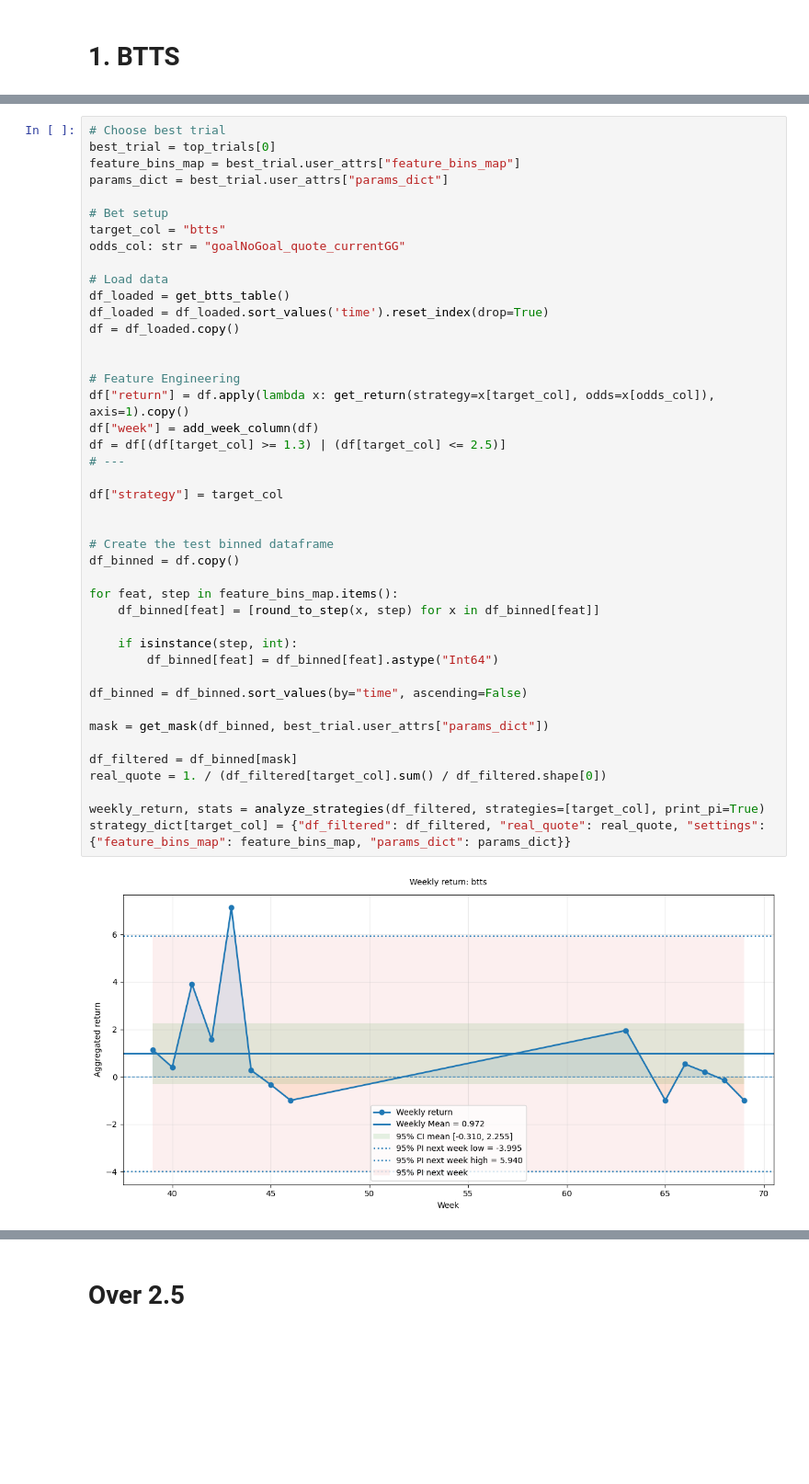
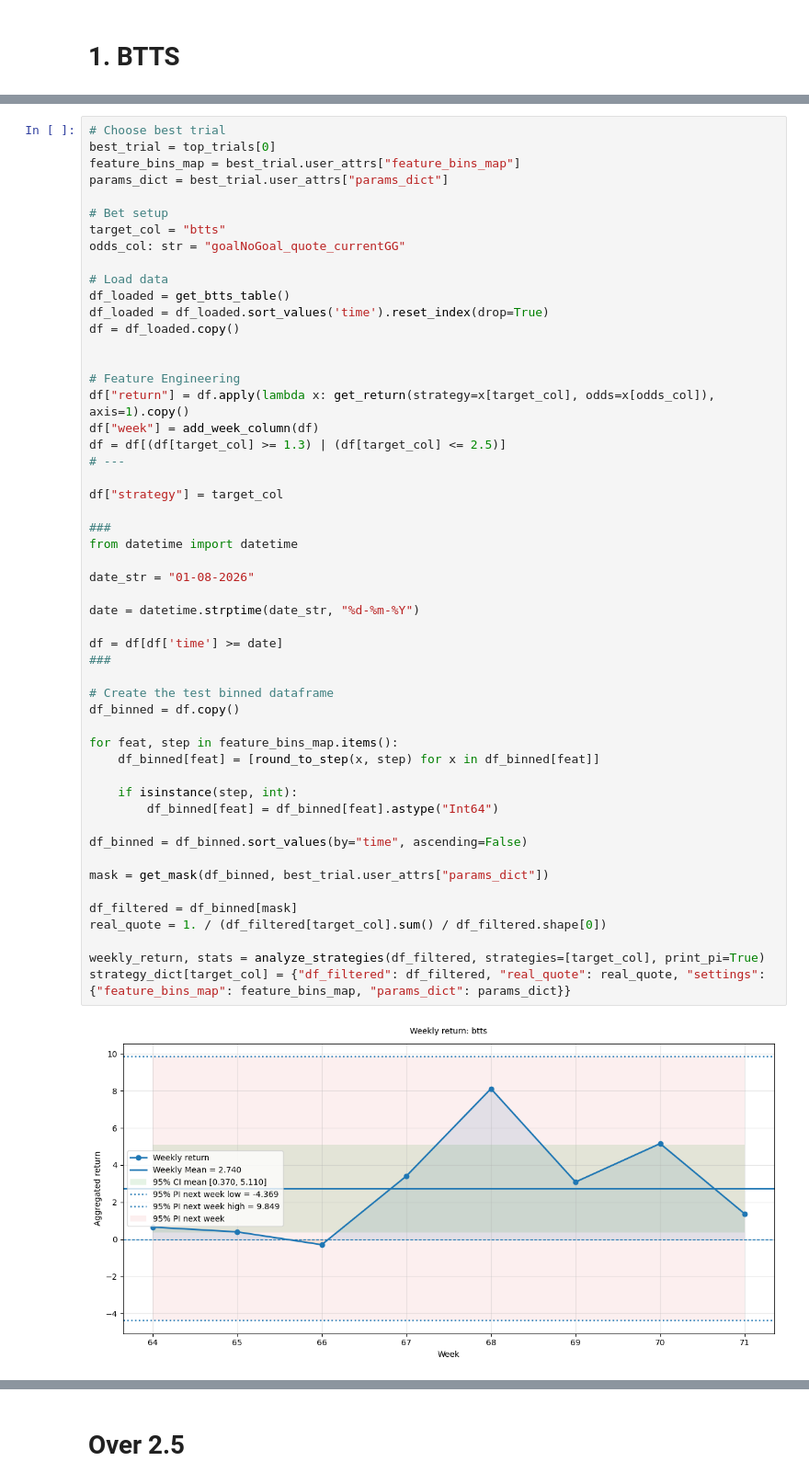
Before and after one commit to NickOLeeney/bet-master-analytics, a Jupyter notebook: src/strategies/optuna_model_analysis.ipynb, the cells around one changed output, grey strips where cells are left out. Shown at 92% size. Drawn from its saved outputs; the diff is of its cells as text; blank space fills up the shorter version.

```diff
--- a/src/strategies/optuna_model_analysis.ipynb
+++ b/src/strategies/optuna_model_analysis.ipynb
@@ -50,34 +50,43 @@ df = df_loaded.copy()
 
 
 # Feature Engineering
 df["return"] = df.apply(lambda x: get_return(strategy=x[target_col], odds=x[odds_col]), axis=1).copy()
 df["week"] = add_week_column(df)
 df = df[(df[target_col] >= 1.3) | (df[target_col] <= 2.5)]
 # ---
 
 df["strategy"] = target_col
 
+###
+from datetime import datetime
+
+date_str = "01-08-2026"
+
+date = datetime.strptime(date_str, "%d-%m-%Y")
+
+df = df[df['time'] >= date]
+###
 
 # Create the test binned dataframe
 df_binned = df.copy()
 
 for feat, step in feature_bins_map.items():
     df_binned[feat] = [round_to_step(x, step) for x in df_binned[feat]]
 
     if isinstance(step, int):
         df_binned[feat] = df_binned[feat].astype("Int64")
 
 df_binned = df_binned.sort_values(by="time", ascending=False)
 
 mask = get_mask(df_binned, best_trial.user_attrs["params_dict"])
 
 df_filtered = df_binned[mask]
 real_quote = 1. / (df_filtered[target_col].sum() / df_filtered.shape[0])
 
 weekly_return, stats = analyze_strategies(df_filtered, strategies=[target_col], print_pi=True)
 strategy_dict[target_col] = {"df_filtered": df_filtered, "real_quote": real_quote, "settings": {"feature_bins_map": feature_bins_map, "params_dict": params_dict}}
 # %% [output]
-[figure, old version]
+[figure, new version]
 # %%
 get_best_strategies(df_filtered.rename(columns={target_col: "result", "time": "date"}))
 # %% [output]
```
Also changed, not shown: parts of 27 cells of this notebook, 9 other files.
